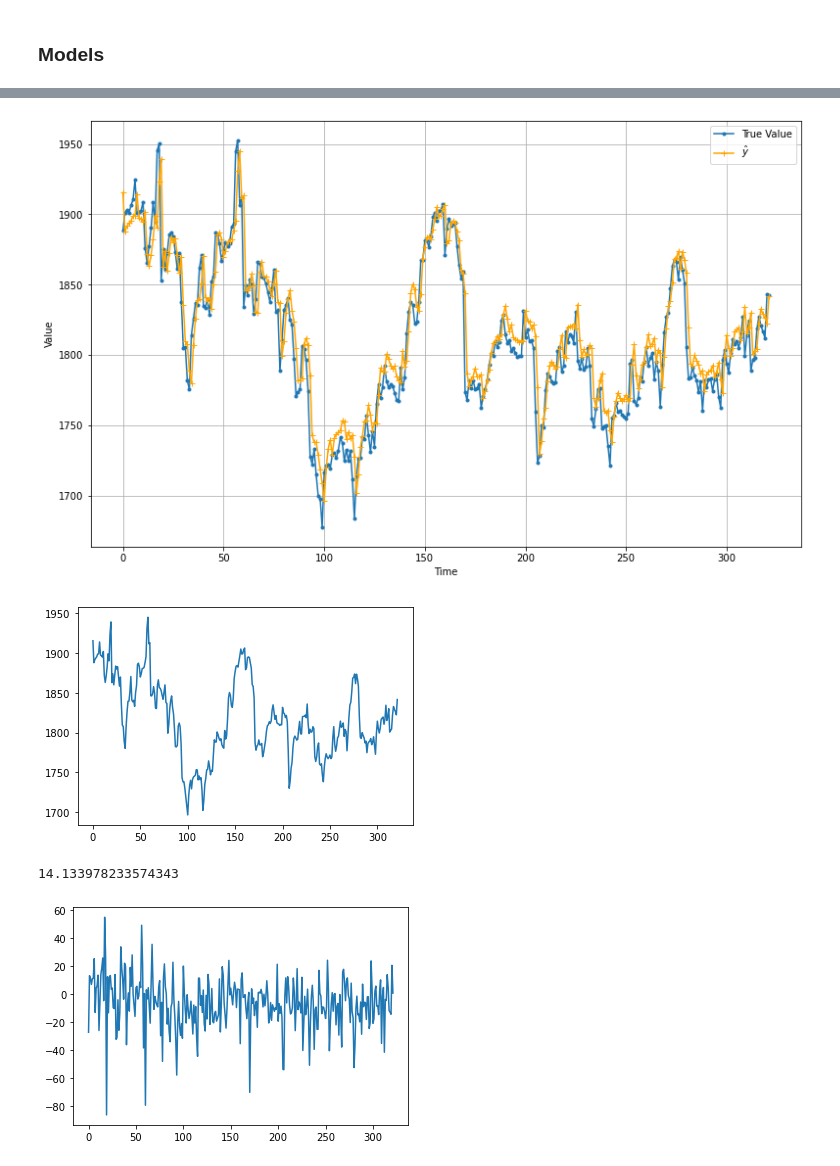
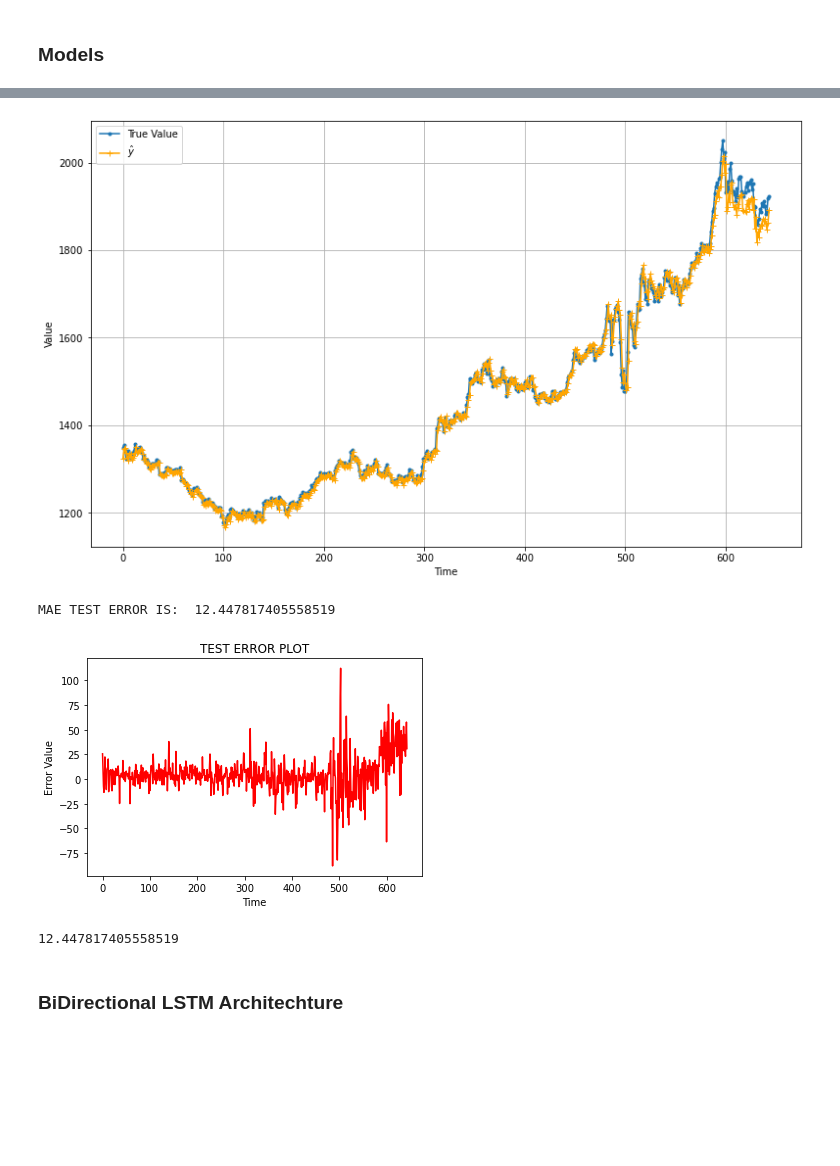
Before and after one commit to myihbach/Gold_Price_Forecasting, a Jupyter notebook: Gold_forcasting_AB.ipynb, the cells around one changed output, grey strips where cells are left out. Cells and saved outputs as stored; diff of their text form; code cells hidden in the pictures; blank space fills up the shorter version.

Commit message:
Added GRU, BiGRU and BiLSTM

```diff
--- a/Gold_forcasting_AB.ipynb
+++ b/Gold_forcasting_AB.ipynb
@@ -112,3 +144,24 @@ final_data.shape
+# %%
+def plot_error(error):
+    plt.plot(error,c='red')
+    plt.xlabel("Time")
+    plt.ylabel("Error Value")
+    plt.title("TEST ERROR PLOT")
+    plt.show()
+# %%
+from sklearn.metrics import mean_absolute_error as mae
+
+def evaluate(model,X_test,output_scaler,Y_test):
+    test_predictions = model.predict(X_test)
+    test_predictions = output_scaler.inverse_transform(test_predictions.flatten().reshape(-1, 1))
+    test_predictions = test_predictions.flatten()
+    Y_test = output_scaler.inverse_transform(Y_test.flatten().reshape(-1, 1))
+    plot_time_series(Y_test,test_predictions)
+    MAE = mae(Y_test,test_predictions)
+    print("MAE TEST ERROR IS: ",mae(Y_test,test_predictions))
+    error = Y_test.flatten()-test_predictions.flatten()
+    plot_error(error)
+    return MAE
 # %%
 from sklearn.model_selection import train_test_split
 from keras.layers.core import Dense, Activation, Dropout
@@ -133,12 +189,11 @@ X_train.shape
 # %%
+## Creating the model architechture and training it:
 model = tf.keras.models.Sequential([
   tf.keras.layers.LSTM(units = 90,
                        return_sequences=True,
                        batch_input_shape=(None, X_train.shape[1],X_train.shape[2])), # [None,60,1] #[batch, time steps, dimension]
-
     tf.keras.layers.LSTM(units = 60,
                        return_sequences=True),
-
     tf.keras.layers.LSTM(units = 40,
                        return_sequences=False),
 
@@ -150,20 +205,4 @@ optimizer = tf.keras.optimizers.Adam(learning_rate=0.0006)
 model.compile(loss = "mse",
               metrics ="mae",
               optimizer = optimizer)
-
-print(model.summary())
-
-callbacks = tf.keras.callbacks.EarlyStopping(
-    monitor="mae",
-    patience=4,
-    verbose=0,
-    mode="auto",
-    baseline=None,
-    restore_best_weights=True,
-)
-
-history = model.fit(X_train, Y_train,
-                    validation_data=(X_test, Y_test),
-                    verbose=0,
-                    epochs=400,callbacks=[callbacks])
 # %% [output]
@@ -204,12 +225,0 @@ Y_test = output_scaler.inverse_transform(Y_test.flatten().reshape(-1, 1))
-# %%
-plot_time_series(Y_test,test_predictions)
-plt.plot(test_predictions)
-plt.show()
-# %% [output]
-[figure, removed]
-[figure, removed]
-# %%
-from sklearn.metrics import mean_absolute_error as mae
-print(mae(Y_test,test_predictions))
-# %% [output]
-14.133978233574343
@@ -218,5 +226,12 @@ error = Y_test.flatten()-test_predictions.flatten()
-# %%
-plt.plot(error)
-plt.show()
-# %% [output]
-[figure, removed]
+# %%
+epochs = 300
+train(model,X_train,Y_train,X_test, Y_test,epochs)
+# %%
+evaluate(model,X_val,output_scaler,Y_val)
+# %% [output]
+[figure, added]
+MAE TEST ERROR IS:  12.447817405558519
+[figure, added]
+12.447817405558519
+# %% [markdown]
+### BiDirectional LSTM Architechture
```
Also changed, not shown: parts of 24 cells of this notebook.
